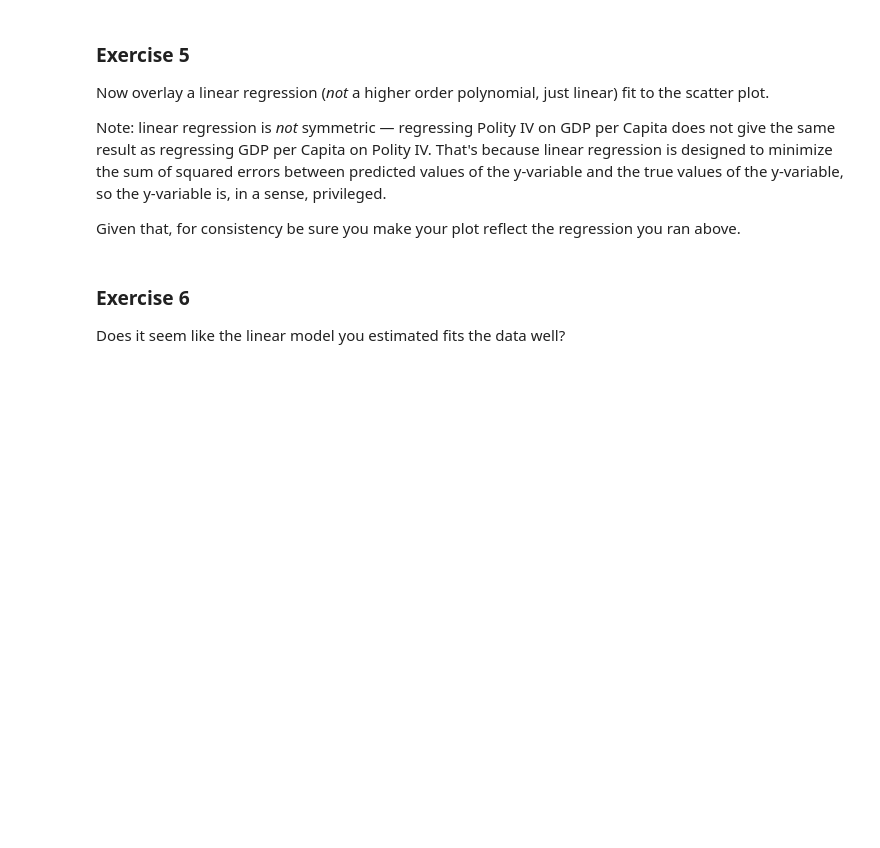
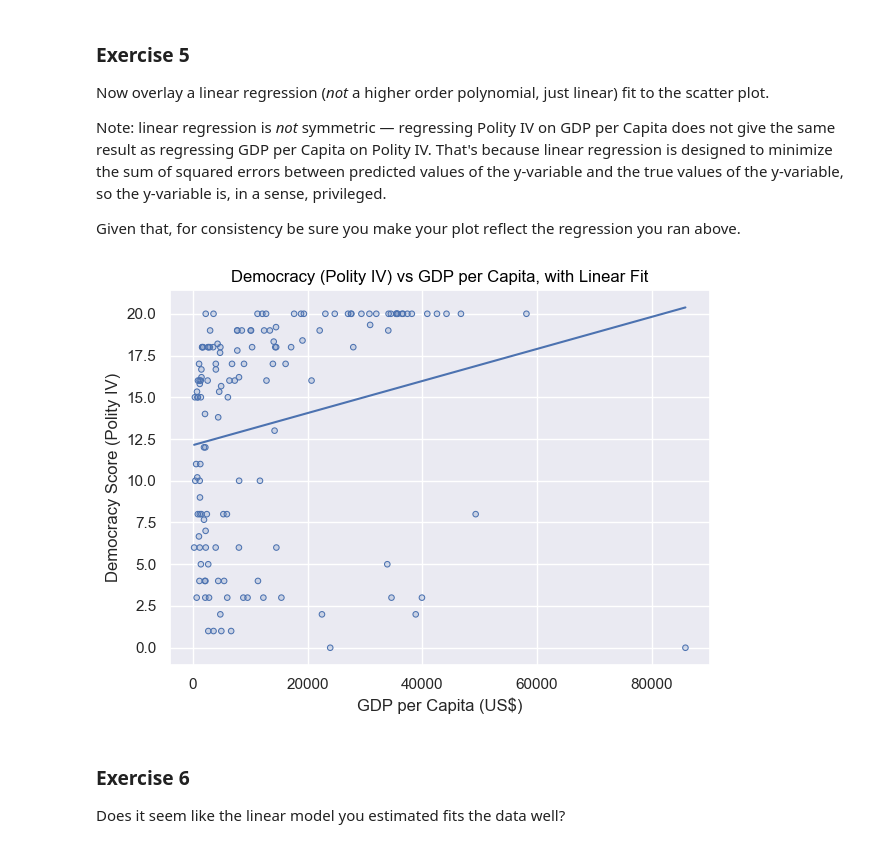
Before and after one commit to mbadu1/Oct7Ex, a Jupyter notebook: exercise_plotting_part2.ipynb, the cells around one changed output. Saved outputs shown, nothing was run; the diff lists cells and outputs as text; code cells hidden in the pictures; blank space fills up the shorter version.

```diff
--- a/exercise_plotting_part2.ipynb
+++ b/exercise_plotting_part2.ipynb
@@ -54,6 +82,20 @@ Now overlay a linear regression (*not* a higher order polynomial, just linear) f
 Note: linear regression is *not* symmetric — regressing Polity IV on GDP per Capita does not give the same result as regressing GDP per Capita on Polity IV. That's because linear regression is designed to minimize the sum of squared errors between predicted values of the y-variable and the true values of the y-variable, so the y-variable is, in a sense, privileged.
 
 Given that, for consistency be sure you make your plot reflect the regression you ran above.
+# %%
+p = (
+    so.Plot(wdi, x="gdppcap08", y="polityIV")
+    .add(so.Dots())
+    .add(so.Line(), so.PolyFit(order=1))  # Use PolyFit instead of Polynomial
+    .label(
+        title="Democracy (Polity IV) vs GDP per Capita, with Linear Fit",
+        x="GDP per Capita (US$)",
+        y="Democracy Score (Polity IV)"
+    )
+)
+p.show()
+# %% [output]
+[figure, added]
 # %% [markdown]
 ### Exercise 6
 
```
Also changed, not shown: parts of 5 cells of this notebook, 1 other file.
